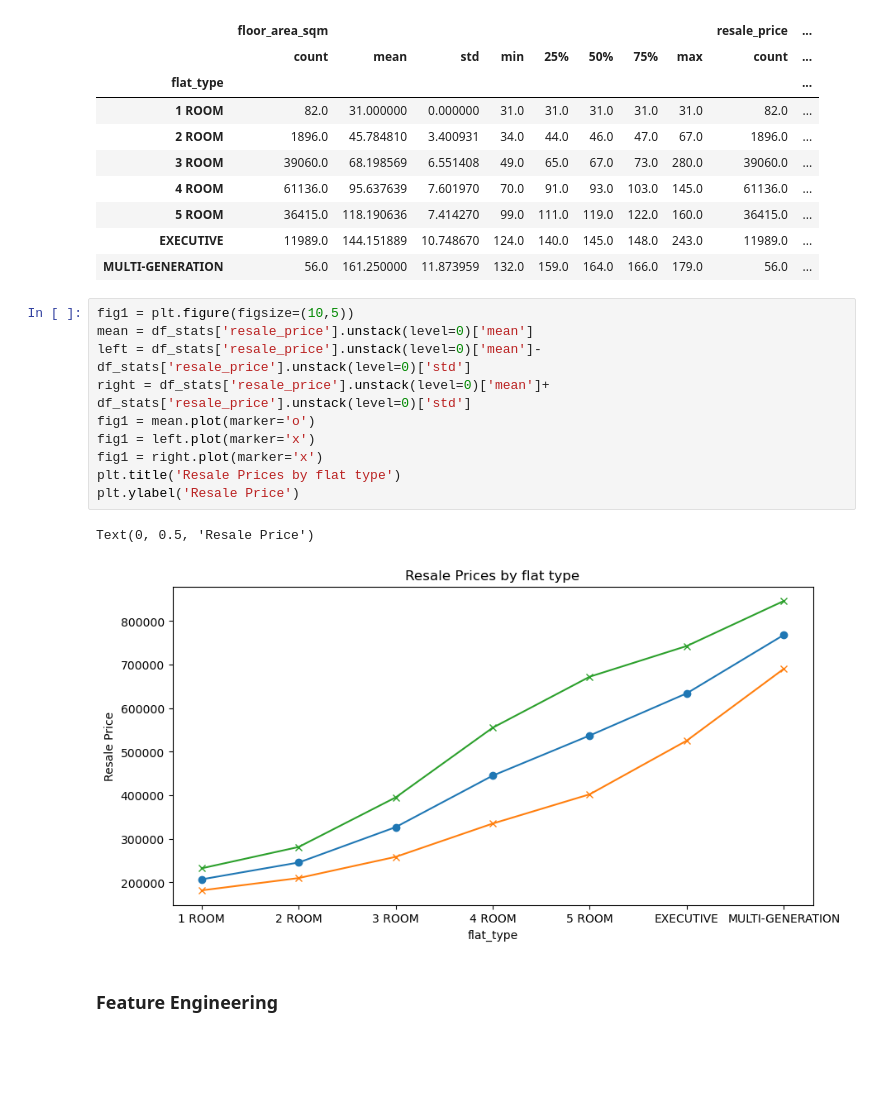
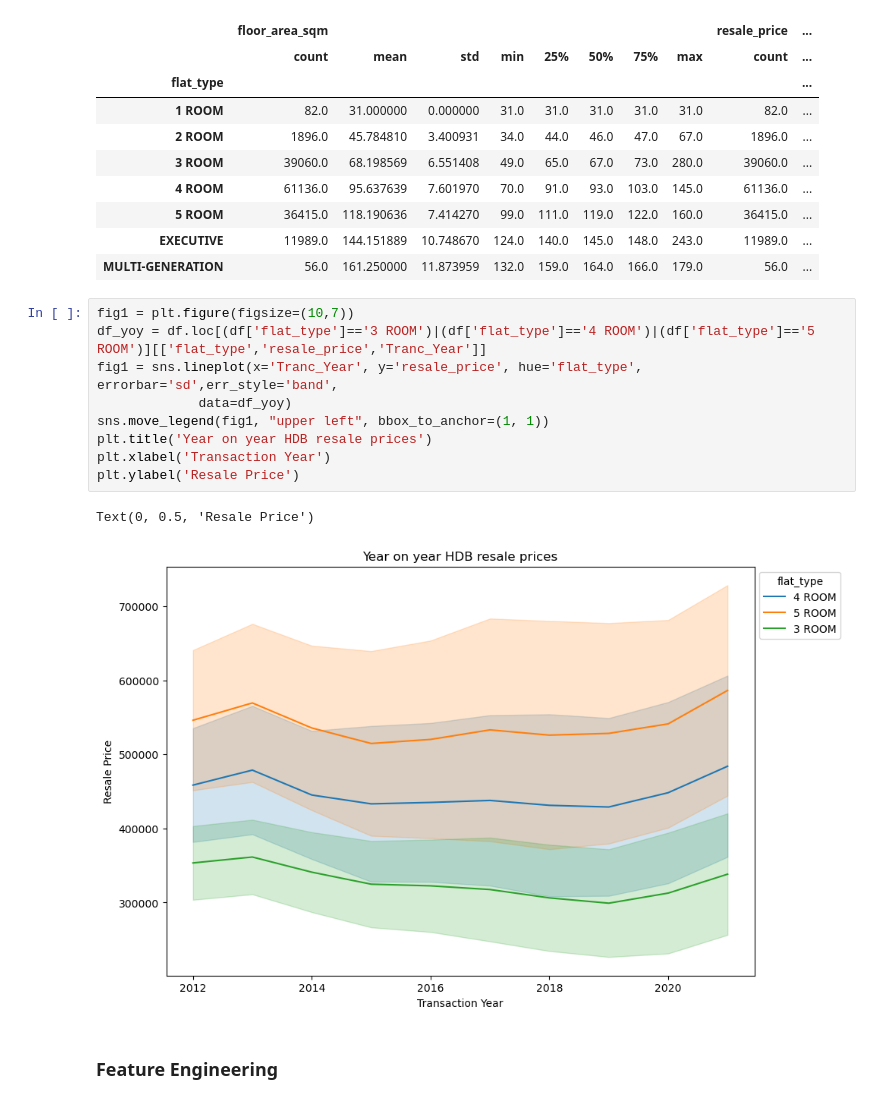
Before and after one commit to chengtng/project_2, a Jupyter notebook: code/hdb_prices-Copy1.ipynb, the cells around one changed output. Saved outputs shown, nothing was run; the diff lists cells and outputs as text; blank space fills up the shorter version.

```diff
--- a/code/hdb_prices-Copy1.ipynb
+++ b/code/hdb_prices-Copy1.ipynb
@@ -117,19 +117,18 @@ df_stats
 | 5 ROOM | 36415.0 | 118.190636 | 7.414270 | 99.0 | 111.0 | 119.0 | 122.0 | 160.0 | 36415.0 | ... |
 | EXECUTIVE | 11989.0 | 144.151889 | 10.748670 | 124.0 | 140.0 | 145.0 | 148.0 | 243.0 | 11989.0 | ... |
 | MULTI-GENERATION | 56.0 | 161.250000 | 11.873959 | 132.0 | 159.0 | 164.0 | 166.0 | 179.0 | 56.0 | ... |
-# %%
-fig1 = plt.figure(figsize=(10,5))
-mean = df_stats['resale_price'].unstack(level=0)['mean']
-left = df_stats['resale_price'].unstack(level=0)['mean']- df_stats['resale_price'].unstack(level=0)['std']
-right = df_stats['resale_price'].unstack(level=0)['mean']+ df_stats['resale_price'].unstack(level=0)['std']
-fig1 = mean.plot(marker='o')
-fig1 = left.plot(marker='x')
-fig1 = right.plot(marker='x')
-plt.title('Resale Prices by flat type')
-plt.ylabel('Resale Price')
-# %% [output]
-Text(0, 0.5, 'Resale Price')
-[figure, removed]
+# %%
+fig1 = plt.figure(figsize=(10,7))
+df_yoy = df.loc[(df['flat_type']=='3 ROOM')|(df['flat_type']=='4 ROOM')|(df['flat_type']=='5 ROOM')][['flat_type','resale_price','Tranc_Year']]
+fig1 = sns.lineplot(x='Tranc_Year', y='resale_price', hue='flat_type', errorbar='sd',err_style='band',
+             data=df_yoy)
+sns.move_legend(fig1, "upper left", bbox_to_anchor=(1, 1))
+plt.title('Year on year HDB resale prices')
+plt.xlabel('Transaction Year')
+plt.ylabel('Resale Price')
+# %% [output]
+Text(0, 0.5, 'Resale Price')
+[figure, added]
 # %% [markdown]
 ### Feature Engineering
 # %%
```
Also changed, not shown: parts of 30 cells of this notebook, 4 other files.
